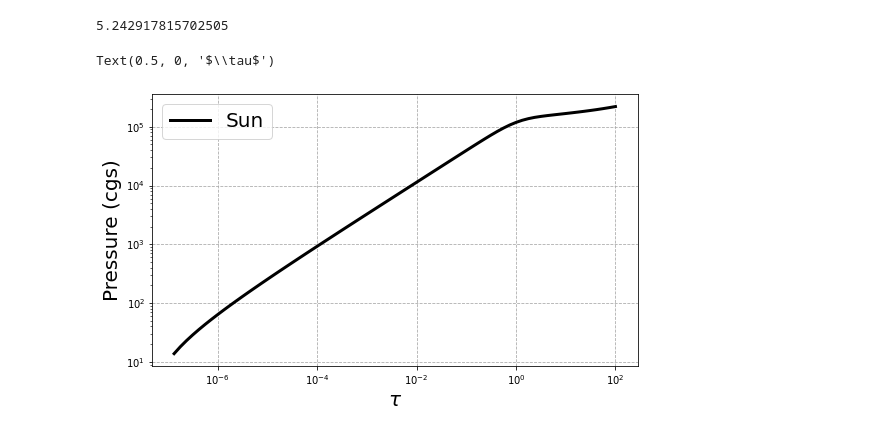
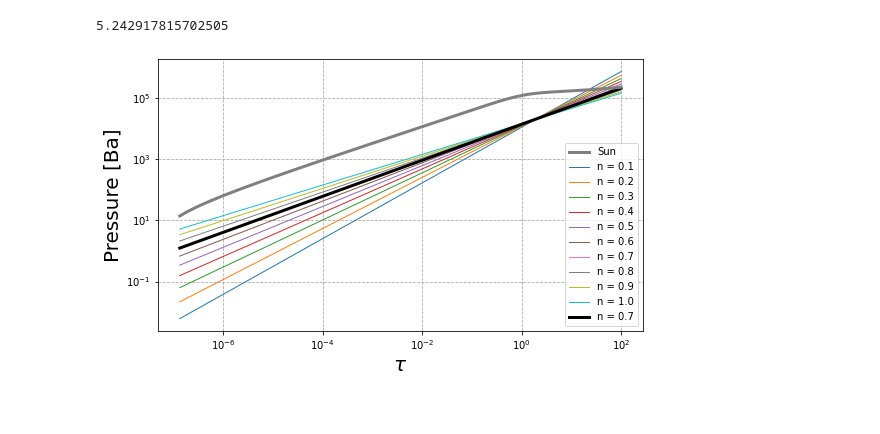
Before and after one commit to olgaborodina/StellarAstrophysics, a Jupyter notebook: hw1_StellarPhotosphere.ipynb, the cells around one changed output. Cells and saved outputs as stored; diff of their text form; code cells hidden in the pictures.

```diff
--- a/hw1_StellarPhotosphere.ipynb
+++ b/hw1_StellarPhotosphere.ipynb
@@ -189,19 +205,25 @@ calculate_abs_magnitude(filters['V'], history['log_Teff'][200], history['log_R']
 5.242917815702505
 # %%
 solar_atmosphere = pd.read_csv('./../hw1_solar_atmosphere.dat', delimiter='\s+')
+# %%
+ns = np.array([0.1, 0.2, 0.3, 0.4, 0.5, 0.6, 0.7, 0.8, 0.9, 1.0])
+n_opt = 0.7
 # %%
 fig, ax = plt.subplots(figsize=(8.7, 5))
 ax.plot(solar_atmosphere['tau_ross'], solar_atmosphere['Pressure(cgs)'], label='Sun',
-        c='black', lw=3, zorder=10)
+        c='gray', lw=3, zorder=10)
 
+for n in ns:
+    ax.plot(solar_atmosphere['tau_ross'], 1e4 * ((n + 1) * solar_atmosphere['tau_ross']) ** (1 / (n + 1)), label=f'n = {n}', lw=1)
+
+ax.plot(solar_atmosphere['tau_ross'], 1e4 * ((n_opt + 1) * solar_atmosphere['tau_ross']) ** (1 / (n_opt + 1)), label=f'n = {n_opt}', c='black',lw=3)
 plt.yscale('log')
 plt.xscale('log')
 ax.grid(c='#aaaaaa', ls='--', zorder=100)
 
-plt.legend(fontsize=20)
-plt.ylabel(r"Pressure (cgs)", size=20)
+plt.legend(fontsize=10)
+plt.ylabel(r"Pressure [Ba]", size=20)
 plt.xlabel(r"$\tau$", size=20)
-#plt.savefig(fig_dir / '1colors.png', dpi=300)
+plt.savefig(fig_dir / '1pressure.png', dpi=300, bbox_inches='tight')
 # %% [output]
-Text(0.5, 0, '$\\tau$')
-[figure, old version]
+[figure, new version]
```
Also changed, not shown: parts of 10 cells of this notebook, 3 other files.
